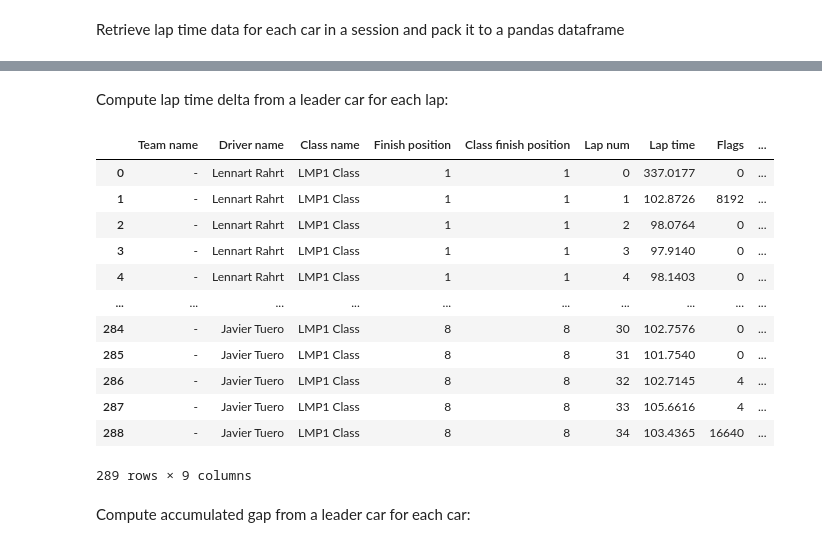
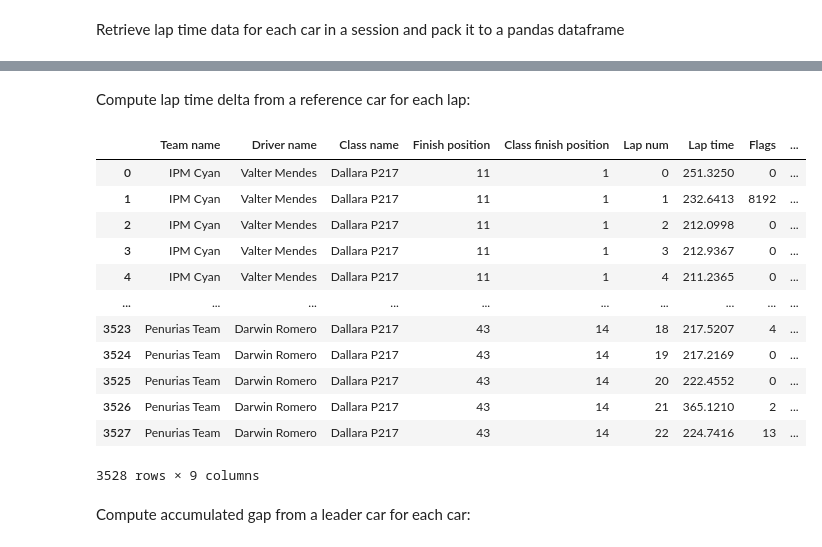
Before and after one commit to BeardedBeaver/iRacingSessionAnalysis, a Jupyter notebook: sessionstats.ipynb, the cells around one changed output, grey strips where cells are left out. Drawn from its saved outputs; the diff is of its cells as text; code cells hidden in the pictures.

```diff
--- a/sessionstats.ipynb
+++ b/sessionstats.ipynb
@@ -20,9 +25,9 @@ Retreive data from iRacing server:
 # %%
 cookies = {'irsso_membersv2': cookie}
 payload = {'subsessionID': subsessionId, 'custid': custId }
-responce = requests.post('https://members.iracing.com/membersite/member/GetSubsessionResults', data=payload, cookies=cookies)
+response = requests.post('https://members.iracing.com/membersite/member/GetSubsessionResults', data=payload, cookies=cookies)
 
-resultJson = json.loads(responce.text)
+resultJson = json.loads(response.text)
 # %% [markdown]
 Retrieve a list of classes and checks if this is a team race for convenience:
 # %%
@@ -53,5 +55,3 @@ Input cell: set class filter if needed (or `None` if no class filtering required
-# %%
-className = 'LMP1 Class'
 # %% [markdown]
 Retrieve lap time data for each car in a session and pack it to a pandas dataframe
 # %%
@@ -114,39 +114,46 @@ df
 # %% [markdown]
-Compute lap time delta from a leader car for each lap:
+Compute lap time delta from a reference car for each lap:
 # %%
 lapIdxs = list(df['Lap num'].unique())
 grouped = df.groupby('Lap num')
 
-deltas = pd.DataFrame(columns = ['Team name', 'Lap time', 'Delta'])
+deltas = pd.DataFrame(columns = ['Team name', 'Driver name', 'Lap time', 'Delta'])
+
+if referenceCar == None:
+    if isTeamRace:
+        referenceCar = df.loc[0]['Team name']
+    else:
+        referenceCar = df.loc[0]['Driver name']
+
 
 for lapIdx in lapIdxs:
     lapResults = grouped.get_group(lapIdx)
-    lapResults = lapResults.filter(['Lap time'])
-    firstRow = True
-    for index, row in lapResults.iterrows():
-        if firstRow:
+    currentLeaderTime = -1
+    for index, row in lapResults.iterrows():    # first let's find the reference car lap time
+        if (isTeamRace and row['Team name'] == referenceCar) or (not isTeamRace and row['Driver name'] == referenceCar):
             currentLeaderTime = row['Lap time']
-            firstRow = False
-        delta = row['Lap time'] - currentLeaderTime
-        lapResults.at[index, 'Delta'] = delta
-    deltas = deltas.append(lapResults)
+    if currentLeaderTime > 0:
+        currentLapDelta = pd.DataFrame(columns=['Delta'])
+        currentLapDelta['Delta'] = lapResults.apply(lambda row: row['Lap time'] - currentLeaderTime, axis=1)
+        deltas = deltas.append(currentLapDelta)
+
 deltas = deltas.filter(['Delta'])
 df = df.merge(deltas, how='left', left_index=True, right_index=True)
 df
 # %% [output]
 |  | Team name | Driver name | Class name | Finish position | Class finish position | Lap num | Lap time | Flags | ... |
-| 0 | - | Lennart Rahrt | LMP1 Class | 1 | 1 | 0 | 337.0177 | 0 | ... |
-| 1 | - | Lennart Rahrt | LMP1 Class | 1 | 1 | 1 | 102.8726 | 8192 | ... |
-| 2 | - | Lennart Rahrt | LMP1 Class | 1 | 1 | 2 | 98.0764 | 0 | ... |
-| 3 | - | Lennart Rahrt | LMP1 Class | 1 | 1 | 3 | 97.9140 | 0 | ... |
-| 4 | - | Lennart Rahrt | LMP1 Class | 1 | 1 | 4 | 98.1403 | 0 | ... |
+| 0 | IPM Cyan | Valter Mendes | Dallara P217 | 11 | 1 | 0 | 251.3250 | 0 | ... |
+| 1 | IPM Cyan | Valter Mendes | Dallara P217 | 11 | 1 | 1 | 232.6413 | 8192 | ... |
+| 2 | IPM Cyan | Valter Mendes | Dallara P217 | 11 | 1 | 2 | 212.0998 | 0 | ... |
+| 3 | IPM Cyan | Valter Mendes | Dallara P217 | 11 | 1 | 3 | 212.9367 | 0 | ... |
+| 4 | IPM Cyan | Valter Mendes | Dallara P217 | 11 | 1 | 4 | 211.2365 | 0 | ... |
 | ... | ... | ... | ... | ... | ... | ... | ... | ... | ... |
-| 284 | - | Javier Tuero | LMP1 Class | 8 | 8 | 30 | 102.7576 | 0 | ... |
-| 285 | - | Javier Tuero | LMP1 Class | 8 | 8 | 31 | 101.7540 | 0 | ... |
-| 286 | - | Javier Tuero | LMP1 Class | 8 | 8 | 32 | 102.7145 | 4 | ... |
-| 287 | - | Javier Tuero | LMP1 Class | 8 | 8 | 33 | 105.6616 | 4 | ... |
-| 288 | - | Javier Tuero | LMP1 Class | 8 | 8 | 34 | 103.4365 | 16640 | ... |
+| 3523 | Penurias Team | Darwin Romero | Dallara P217 | 43 | 14 | 18 | 217.5207 | 4 | ... |
+| 3524 | Penurias Team | Darwin Romero | Dallara P217 | 43 | 14 | 19 | 217.2169 | 0 | ... |
+| 3525 | Penurias Team | Darwin Romero | Dallara P217 | 43 | 14 | 20 | 222.4552 | 0 | ... |
+| 3526 | Penurias Team | Darwin Romero | Dallara P217 | 43 | 14 | 21 | 365.1210 | 2 | ... |
+| 3527 | Penurias Team | Darwin Romero | Dallara P217 | 43 | 14 | 22 | 224.7416 | 13 | ... |
-289 rows × 9 columns
+3528 rows × 9 columns
 # %% [markdown]
 Compute accumulated gap from a leader car for each car:
 # %%
```
Also changed, not shown: parts of 10 cells of this notebook.
